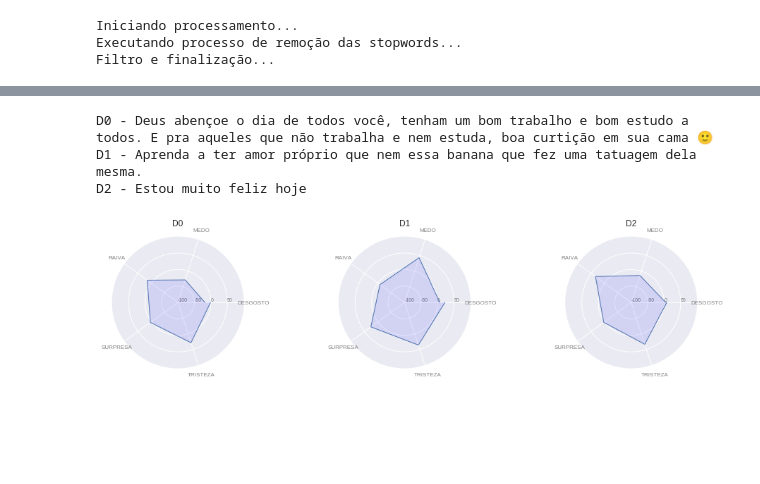
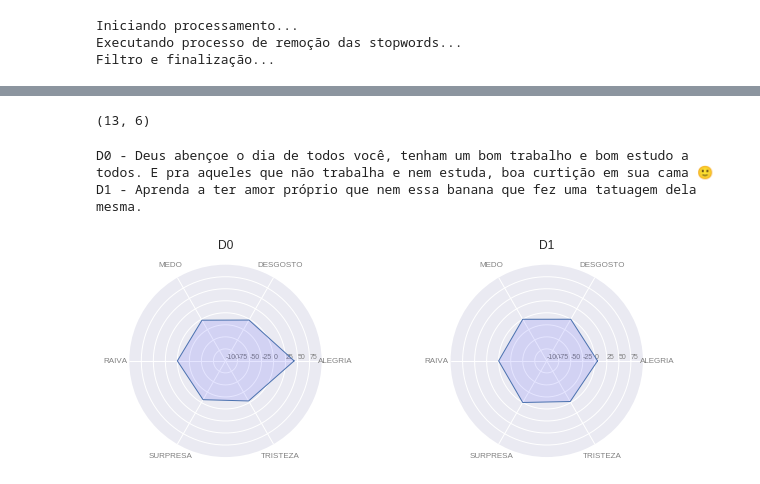
Before and after one commit to rdenadai/TxtP-Study-Notebooks, a Jupyter notebook: notebooks/text_classification_example.ipynb, the cells around one changed output, grey strips where cells are left out. Cells and saved outputs as stored; diff of their text form; code cells hidden in the pictures; blank space fills up the shorter version.

```diff
--- a/notebooks/text_classification_example.ipynb
+++ b/notebooks/text_classification_example.ipynb
@@ -513,4 +523,5 @@ Count:
 # %%
+rank = 50
 USE = True
 X = X_count if USE else X_tfidf
 weights = weights_count if USE else weights_tfidf
@@ -519,13 +530,9 @@ vectorizer = vec_count if USE else vec_tfidf
 print('SVD: ')
 AC = copy.deepcopy(X.toarray().T)
 u, s, v = np.linalg.svd(AC, full_matrices=False)
-print('Original and SVD equals: ', np.allclose(AC, np.dot(u, np.dot(np.diag(s), v))))
+u, s, v = u[:, :rank], np.diag(s)[:rank, :rank], v[:rank, :]
+rank = u.shape[1]
 
-# print(AC)
-# print(u.astype(np.float16))
-# print('-' * 20)
-# print(np.diag(s.astype(np.float16)))
-# print('-' * 20)
-# print(v.astype(np.float16))
+# print('Original and SVD equals: ', np.allclose(AC, np.dot(u, np.dot(np.diag(s), v))))
 # %% [output]
 SVD:
@@ -755,0 +646,4 @@ display(df[
+# %%
+wv = calculate_emotional_state_int(u, idx, emotion_words, weights, rank)
+df = pd.DataFrame(wv, columns=emotion_words.keys())
+display(df.head(50))
@@ -766,54 +669,57 @@ display(df[
 # %%
-dtframe = np.zeros((len(ldocs), len(emotion_words.keys())))
+size = len(ldocs) + 2
+e_size = len(emotion_words.keys())
+dtframe = np.ones((size, e_size))
+print(dtframe.shape)
 for i, d in enumerate(ldocs):
-    for k, it in enumerate(emotion_words.items()):
+    for k in range(e_size):
         a = [wv[:, k]]
         b = [v.T[i]]
         dtframe[i][k] = cosine_similarity(a, b)
-dtframe = np.round(normalization(dtframe, -100, 100), 2)
+    mmax, mmin = np.max(dtframe[i]), np.min(dtframe[i])
+    if abs(mmin) > mmax:
+        dtframe[i] = -dtframe[i]
+dtframe[size-1] = np.tile([-1], e_size)
+dtframe = np.round(normalization(dtframe, -100, 100), 2)[:size-2, :]
 df = pd.DataFrame(dtframe, index=ldocs, columns=emotion_words.keys())
-
-for i, frase in enumerate(frases_originais):
-    mmax, mmin = np.max(df.loc[f'D{i}']), np.min(df.loc[f'D{i}'])
-    if np.abs(mmin) > mmax:
-        df.loc[f'D{i}'] = -df.loc[f'D{i}']
+# %% [output]
+(13, 6)
 # %%
-categories = list(df)[1:]
+categories = list(df)
 N = len(categories)
 
 # What will be the angle of each axis in the plot? (we divide the plot / number of variable)
 angles = [n / float(N) * 2 * np.pi for n in range(N)]
 angles += angles[:1]
 
-
 plt.figure(figsize=(18, 12))
-for m in range(3):
+for m in range(2):
     idx = m + 1
 
     values = df.loc[f'D{m}'].values
+    values = np.append(values, values[0])
     print(f'D{m} - {frases_originais[m]}')
     # Initialise the spider plot
     ax = plt.subplot(4, 4, idx, polar=True)
     # Title
     plt.title(f'D{m}')
     # Draw one axe per variable + add labels labels yet
     plt.xticks(angles[:-1], categories, color='grey', size=8)
     # Draw ylabels
     ax.set_rlabel_position(0)
-    plt.yticks(range(-100, 100, 50), [f'{i}' for i in range(-100, 100, 50)], color="grey", size=7)
+    plt.yticks(range(-100, 100, 25), [f'{i}' for i in range(-100, 100, 25)], color="grey", size=7)
     plt.ylim(-100, 100)
     # Plot data
     ax.plot(angles, values, linewidth=1, linestyle='solid')
     # Fill area
     ax.fill(angles, values, 'b', alpha=0.1)
 
 plt.tight_layout()
 plt.show()
 # %% [output]
 D0 - Deus abençoe o dia de todos você, tenham um bom trabalho e bom estudo a todos. E pra aqueles que não trabalha e nem estuda, boa curtição em sua cama 🙂
 D1 - Aprenda a ter amor próprio que nem essa banana que fez uma tatuagem dela mesma.
-D2 - Estou muito feliz hoje
-[figure, old version]
+[figure, new version]
 # %%
 for i, frase in enumerate(frases_originais):
     print('-' * 20)
```
Also changed, not shown: parts of 24 cells of this notebook.
